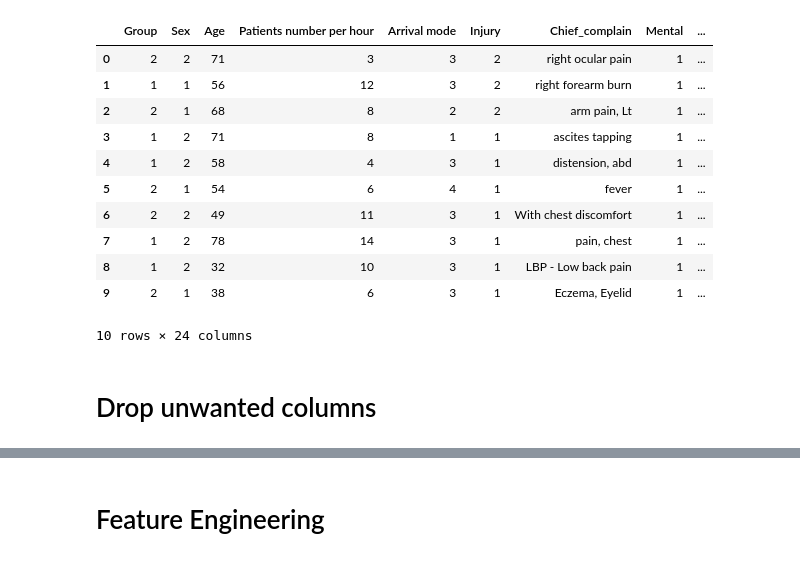
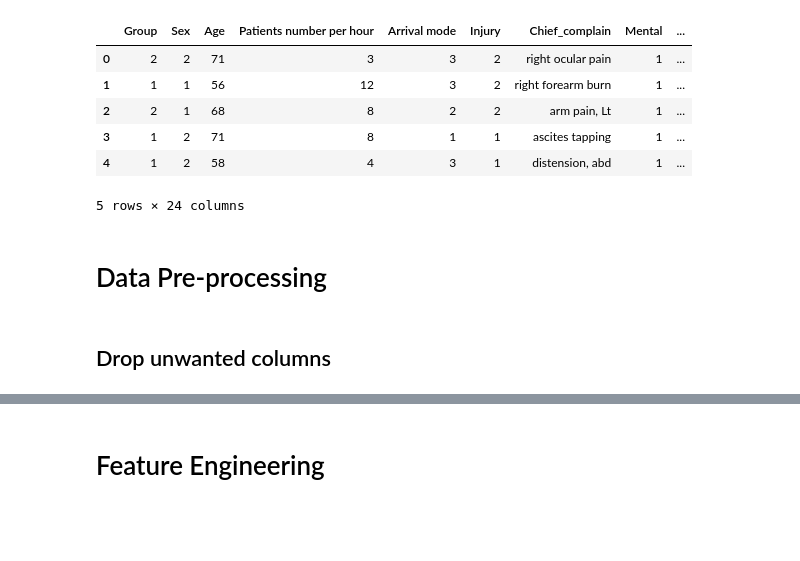
Before and after one commit to azeezakram/pulsecare-ai-backend, a Jupyter notebook: src/data/pulsecare_triage_classifier_notebook.ipynb, the cells around one changed output, grey strips where cells are left out. Drawn from its saved outputs; the diff is of its cells as text; code cells hidden in the pictures; blank space fills up the shorter version.

```diff
--- a/src/data/pulsecare_triage_classifier_notebook.ipynb
+++ b/src/data/pulsecare_triage_classifier_notebook.ipynb
@@ -23,21 +23,18 @@ from sklearn.metrics import accuracy_score
 # %%
-df = pd.read_csv("/content/data.csv", sep=';', encoding='latin1')
-df.head(10)
+df = pd.read_csv(r"C:\Users\Azeez\Downloads\data.csv", sep=';', encoding='latin1')
+df.head(5)
 # %% [output]
 |  | Group | Sex | Age | Patients number per hour | Arrival mode | Injury | Chief_complain | Mental | ... |
 | 0 | 2 | 2 | 71 | 3 | 3 | 2 | right ocular pain | 1 | ... |
 | 1 | 1 | 1 | 56 | 12 | 3 | 2 | right forearm burn | 1 | ... |
 | 2 | 2 | 1 | 68 | 8 | 2 | 2 | arm pain, Lt | 1 | ... |
 | 3 | 1 | 2 | 71 | 8 | 1 | 1 | ascites tapping | 1 | ... |
 | 4 | 1 | 2 | 58 | 4 | 3 | 1 | distension, abd | 1 | ... |
-| 5 | 2 | 1 | 54 | 6 | 4 | 1 | fever | 1 | ... |
-| 6 | 2 | 2 | 49 | 11 | 3 | 1 | With chest discomfort | 1 | ... |
-| 7 | 1 | 2 | 78 | 14 | 3 | 1 | pain, chest | 1 | ... |
-| 8 | 1 | 2 | 32 | 10 | 3 | 1 | LBP - Low back pain | 1 | ... |
-| 9 | 2 | 1 | 38 | 6 | 3 | 1 | Eczema, Eyelid | 1 | ... |
-10 rows × 24 columns
+5 rows × 24 columns
+# %% [markdown]
+# Data Pre-processing
 # %% [markdown]
-# Drop unwanted columns
+## Drop unwanted columns
 # %%
 drop_cols = [
     "Group",
```
Also changed, not shown: parts of 25 cells of this notebook, 2 other files.
